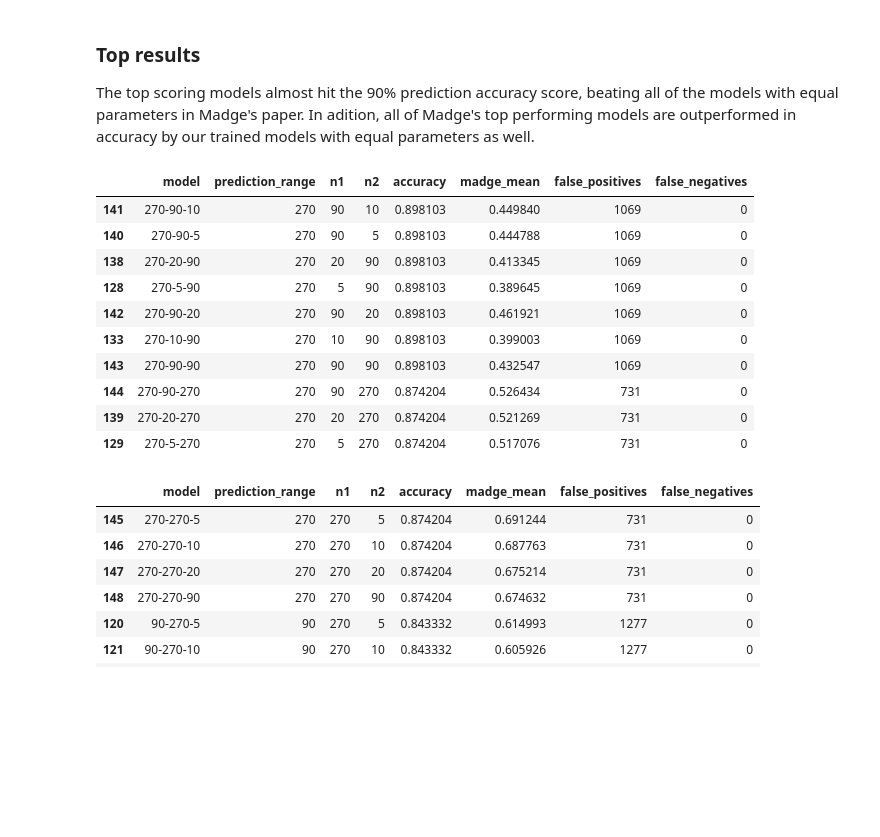
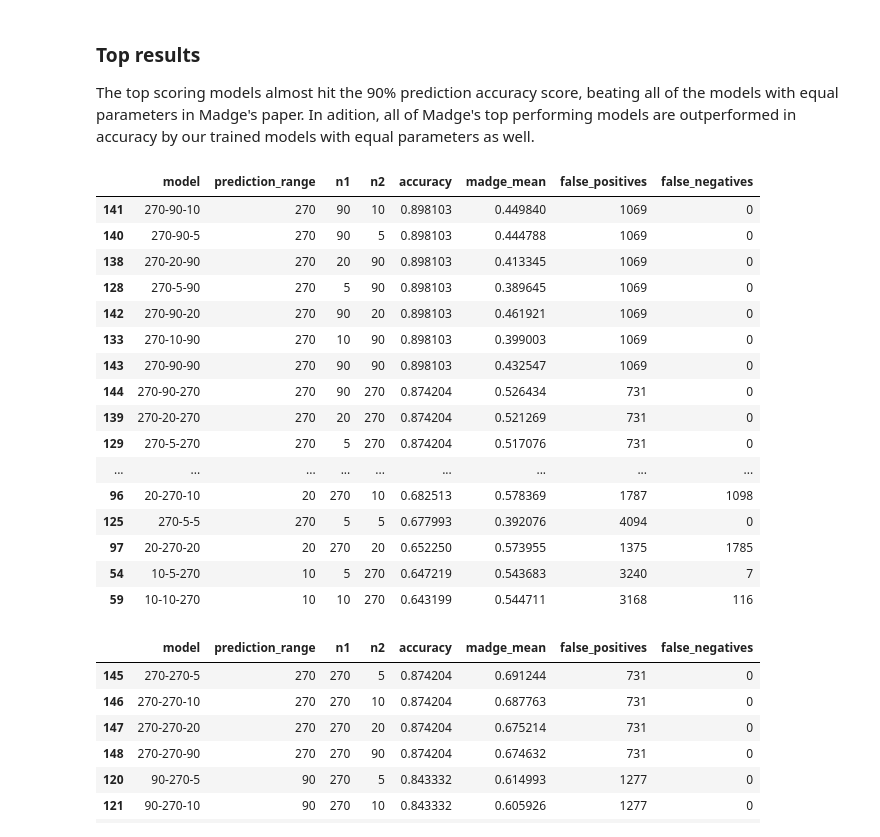
Before and after one commit to jjac111/Stock-Trend-Predictor, a Jupyter notebook: 3. Result Analysis.ipynb, the cells around one changed output. Saved outputs shown, nothing was run; the diff lists cells and outputs as text; code cells hidden in the pictures; blank space fills up the shorter version.

```diff
--- a/3. Result Analysis.ipynb
+++ b/3. Result Analysis.ipynb
@@ -195,19 +195,25 @@ results.insert(loc=5, column='madge_mean', value=madge_means)
 ### Top results
 The top scoring models almost hit the 90% prediction accuracy score, beating all of the models with equal parameters in Madge's paper. In adition, all of Madge's top performing models are outperformed in accuracy by our trained models with equal parameters as well.
 # %%
-results.sort_values('accuracy', ascending=False).head(10)
+results.sort_values('accuracy', ascending=False).head(50)
 # %% [output]
 |  | model | prediction_range | n1 | n2 | accuracy | madge_mean | false_positives | false_negatives |
 | 141 | 270-90-10 | 270 | 90 | 10 | 0.898103 | 0.449840 | 1069 | 0 |
 | 140 | 270-90-5 | 270 | 90 | 5 | 0.898103 | 0.444788 | 1069 | 0 |
 | 138 | 270-20-90 | 270 | 20 | 90 | 0.898103 | 0.413345 | 1069 | 0 |
 | 128 | 270-5-90 | 270 | 5 | 90 | 0.898103 | 0.389645 | 1069 | 0 |
 | 142 | 270-90-20 | 270 | 90 | 20 | 0.898103 | 0.461921 | 1069 | 0 |
 | 133 | 270-10-90 | 270 | 10 | 90 | 0.898103 | 0.399003 | 1069 | 0 |
 | 143 | 270-90-90 | 270 | 90 | 90 | 0.898103 | 0.432547 | 1069 | 0 |
 | 144 | 270-90-270 | 270 | 90 | 270 | 0.874204 | 0.526434 | 731 | 0 |
 | 139 | 270-20-270 | 270 | 20 | 270 | 0.874204 | 0.521269 | 731 | 0 |
 | 129 | 270-5-270 | 270 | 5 | 270 | 0.874204 | 0.517076 | 731 | 0 |
+| ... | ... | ... | ... | ... | ... | ... | ... | ... |
+| 96 | 20-270-10 | 20 | 270 | 10 | 0.682513 | 0.578369 | 1787 | 1098 |
+| 125 | 270-5-5 | 270 | 5 | 5 | 0.677993 | 0.392076 | 4094 | 0 |
+| 97 | 20-270-20 | 20 | 270 | 20 | 0.652250 | 0.573955 | 1375 | 1785 |
+| 54 | 10-5-270 | 10 | 5 | 270 | 0.647219 | 0.543683 | 3240 | 7 |
+| 59 | 10-10-270 | 10 | 10 | 270 | 0.643199 | 0.544711 | 3168 | 116 |
 # %%
 results.sort_values('madge_mean', ascending=False).head(10)
 # %% [output]
```
Also changed, not shown: parts of 1 cell of this notebook, 23 other files.
